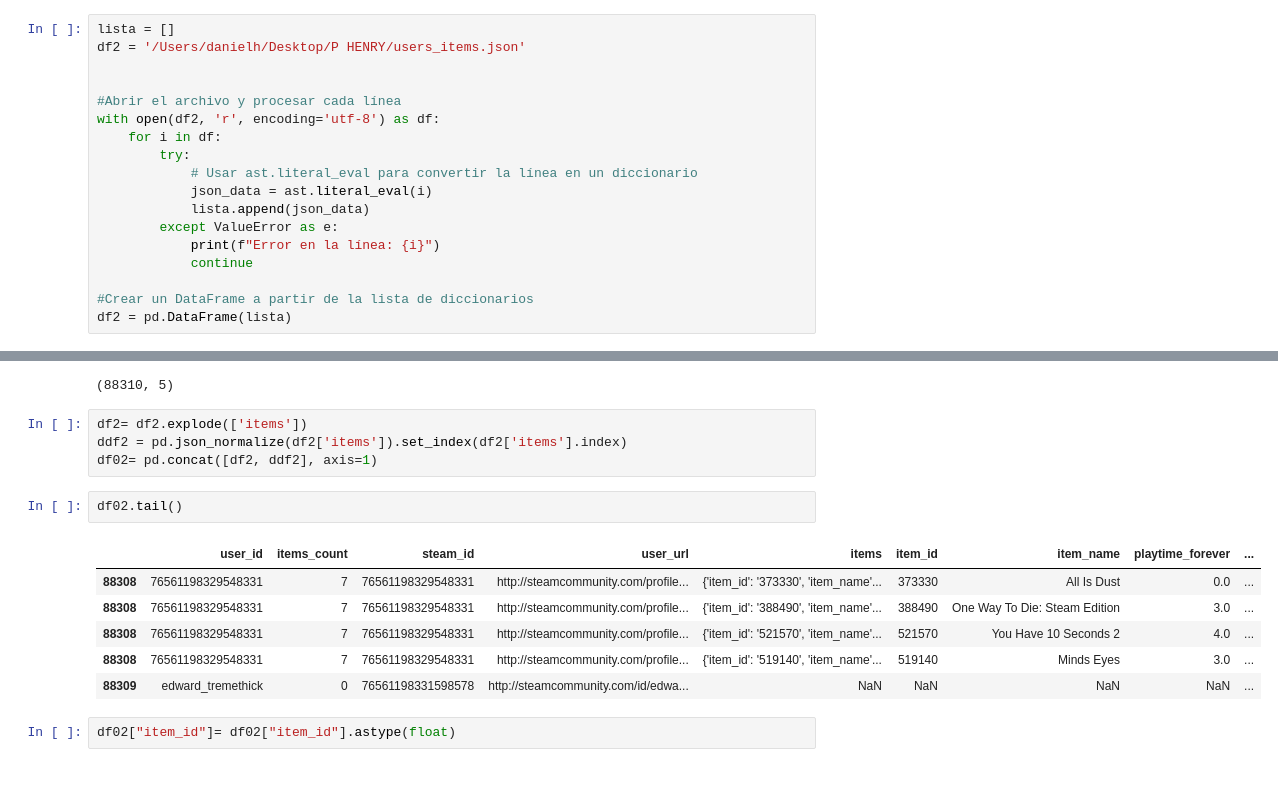
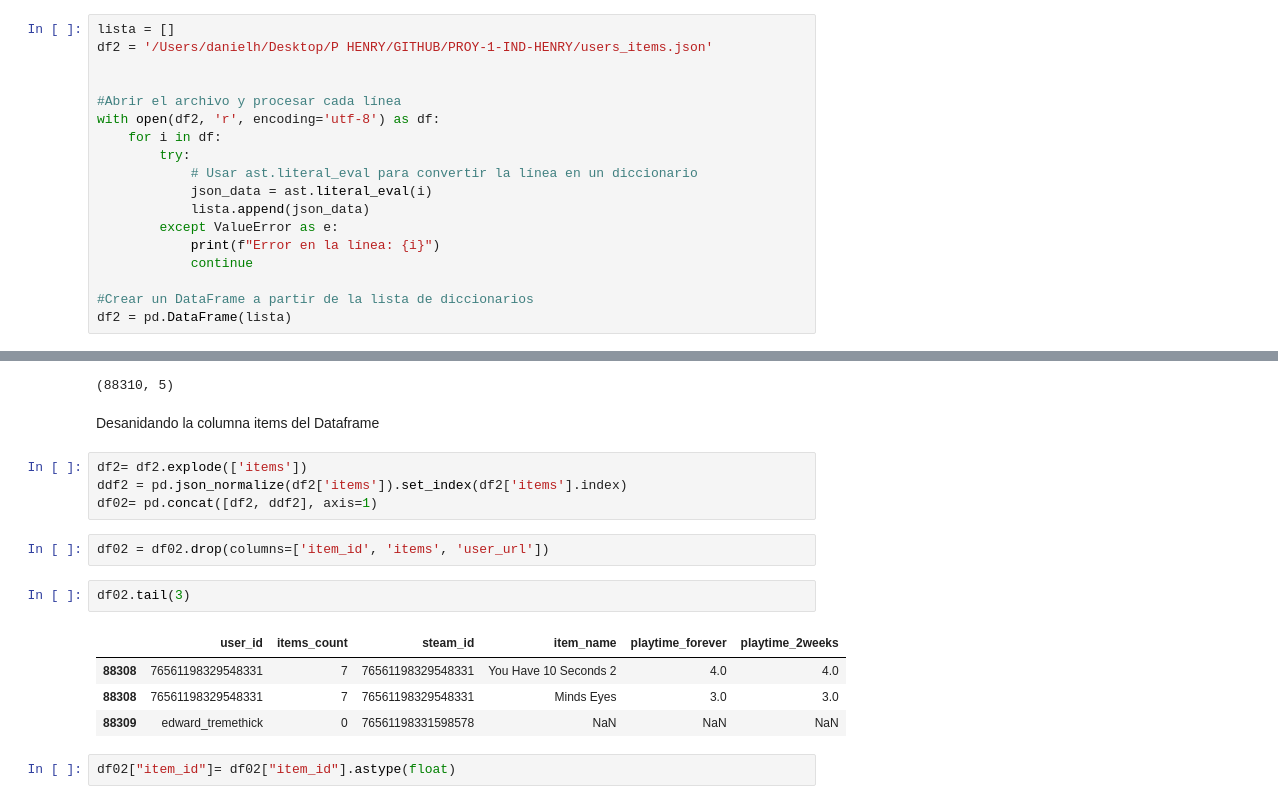
Before and after one commit to 0Notak/PROY-1-IND-HENRY, a Jupyter notebook: ETL.ipynb, the cells around one changed output, grey strips where cells are left out. Drawn from its saved outputs; the diff is of its cells as text; blank space fills up the shorter version.

```diff
--- a/ETL.ipynb
+++ b/ETL.ipynb
@@ -22,7 +22,7 @@ df.tail()
 | 120444 | None | None | Maze Run VR | None | http://store.steampowered.com/app... | None | [Early Access, Adventure, Indie, ... | http://steamcommunity.com/app/681... | [Single-player, Stats, Steam Lead... | 4.99 | ... |
 # %%
 lista = []
-df2 = '/Users/danielh/Desktop/P HENRY/users_items.json'
+df2 = '/Users/danielh/Desktop/P HENRY/GITHUB/PROY-1-IND-HENRY/users_items.json'
 
 
 #Abrir el archivo y procesar cada línea
@@ -174,19 +123,21 @@ Index(['user_id', 'items_count', 'steam_id', 'user_url', 'items'], dtype='object
 df2.shape
 # %% [output]
 (88310, 5)
+# %% [markdown]
+Desanidando la columna items del Dataframe
 # %%
 df2= df2.explode(['items'])
 ddf2 = pd.json_normalize(df2['items']).set_index(df2['items'].index)
 df02= pd.concat([df2, ddf2], axis=1)
+# %%
+df02 = df02.drop(columns=['item_id', 'items', 'user_url'])
 # %%
-df02.tail()
+df02.tail(3)
 # %% [output]
-|  | user_id | items_count | steam_id | user_url | items | item_id | item_name | playtime_forever | ... |
-| 88308 | 76561198329548331 | 7 | 76561198329548331 | http://steamcommunity.com/profile... | {'item_id': '373330', 'item_name'... | 373330 | All Is Dust | 0.0 | ... |
-| 88308 | 76561198329548331 | 7 | 76561198329548331 | http://steamcommunity.com/profile... | {'item_id': '388490', 'item_name'... | 388490 | One Way To Die: Steam Edition | 3.0 | ... |
-| 88308 | 76561198329548331 | 7 | 76561198329548331 | http://steamcommunity.com/profile... | {'item_id': '521570', 'item_name'... | 521570 | You Have 10 Seconds 2 | 4.0 | ... |
-| 88308 | 76561198329548331 | 7 | 76561198329548331 | http://steamcommunity.com/profile... | {'item_id': '519140', 'item_name'... | 519140 | Minds Eyes | 3.0 | ... |
-| 88309 | edward_tremethick | 0 | 76561198331598578 | http://steamcommunity.com/id/edwa... | NaN | NaN | NaN | NaN | ... |
+|  | user_id | items_count | steam_id | item_name | playtime_forever | playtime_2weeks |
+| 88308 | 76561198329548331 | 7 | 76561198329548331 | You Have 10 Seconds 2 | 4.0 | 4.0 |
+| 88308 | 76561198329548331 | 7 | 76561198329548331 | Minds Eyes | 3.0 | 3.0 |
+| 88309 | edward_tremethick | 0 | 76561198331598578 | NaN | NaN | NaN |
 # %%
 df02["item_id"]= df02["item_id"].astype(float)
 # %%
```
Also changed, not shown: parts of 64 cells of this notebook, 5 other files.
